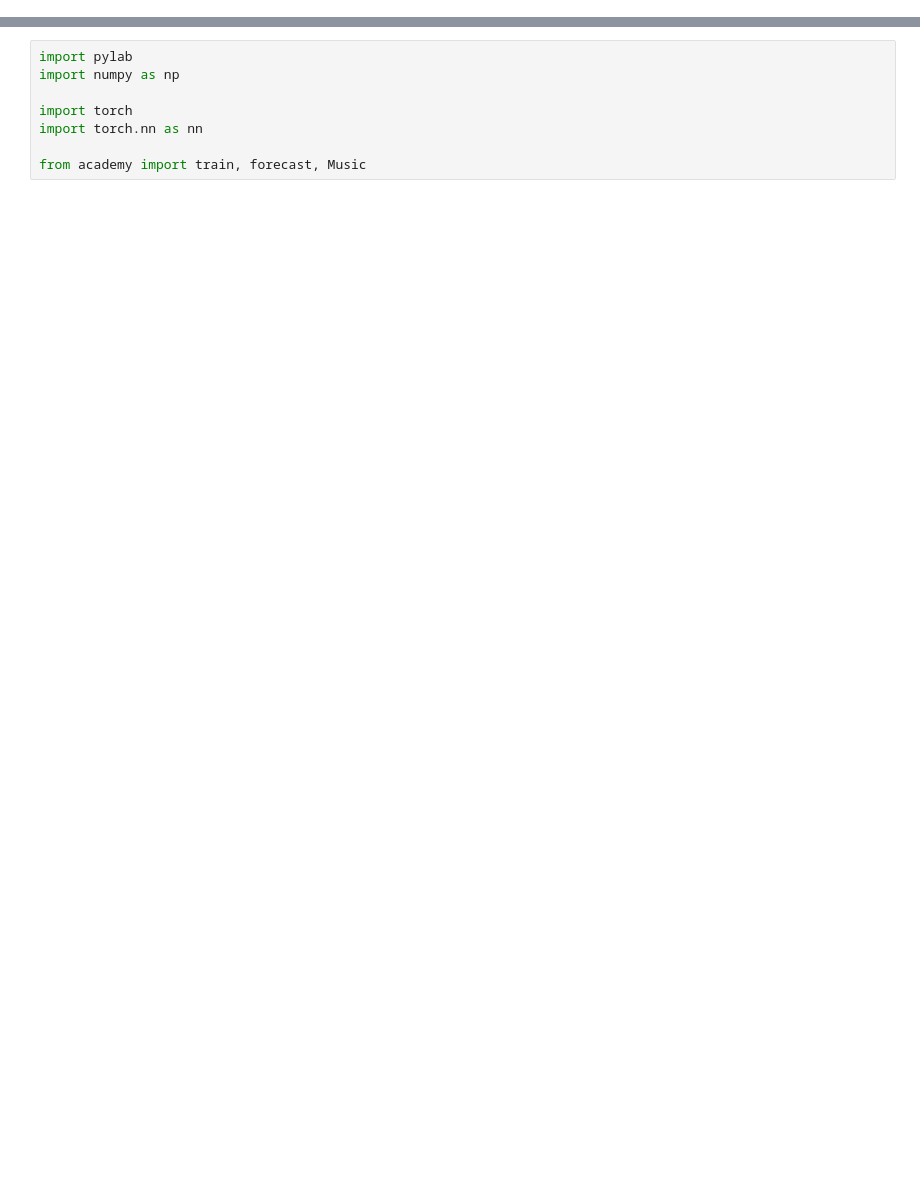
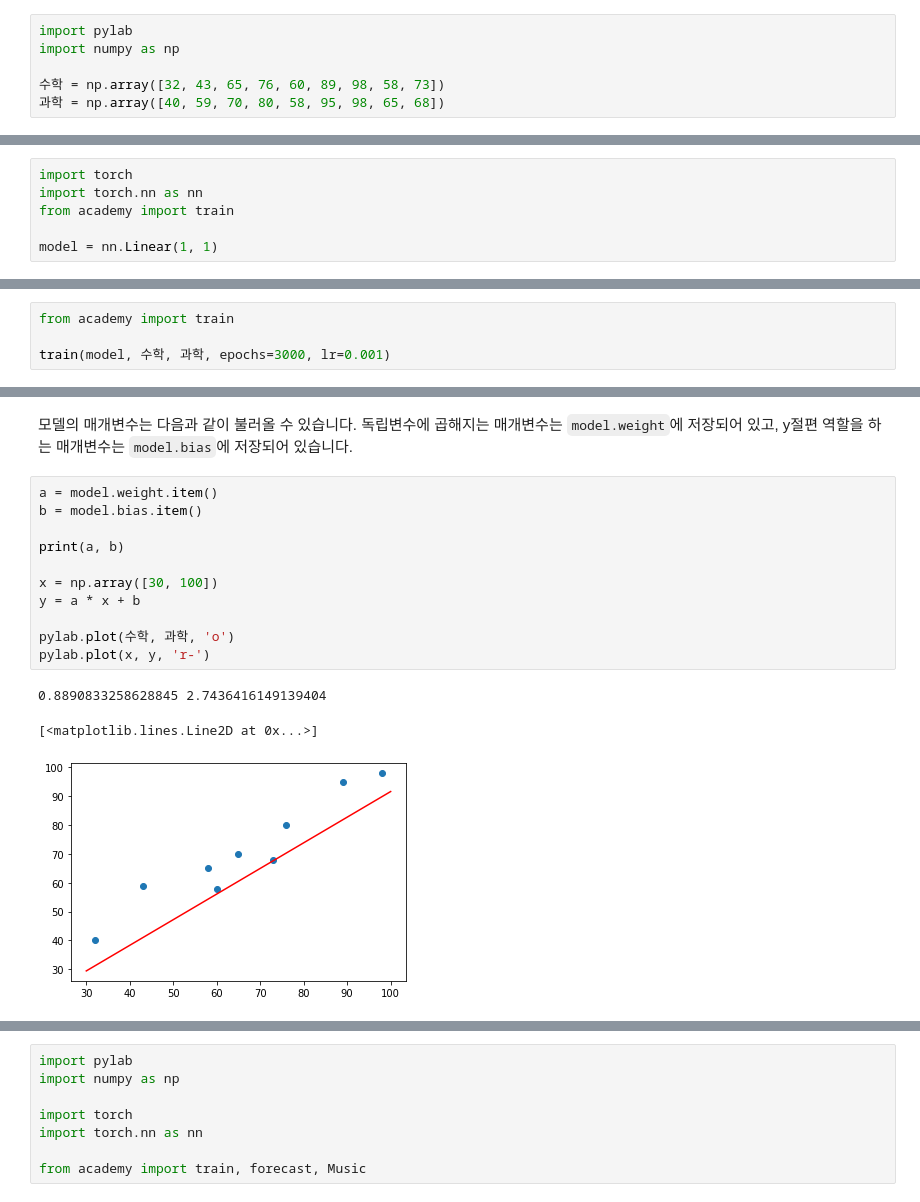
Before and after one commit to postech-minds/math-academy-2th, a Jupyter notebook: 2022-07-21 인공지능 실습.ipynb, the cells around one changed output, grey strips where cells are left out. Cells and saved outputs as stored; diff of their text form; blank space fills up the shorter version.

```diff
--- a/2022-07-21 인공지능 실습.ipynb
+++ b/2022-07-21 인공지능 실습.ipynb
@@ -0,0 +3,6 @@
+# %%
+import pylab
+import numpy as np
+
+수학 = np.array([32, 43, 65, 76, 60, 89, 98, 58, 73])
+과학 = np.array([40, 59, 70, 80, 58, 95, 98, 65, 68])
@@ -0,0 +24,6 @@
+# %%
+import torch
+import torch.nn as nn
+from academy import train
+
+model = nn.Linear(1, 1)
@@ -0,0 +36,4 @@
+# %%
+from academy import train
+
+train(model, 수학, 과학, epochs=3000, lr=0.001)
@@ -0,0 +50,17 @@
+# %% [markdown]
+모델의 매개변수는 다음과 같이 불러올 수 있습니다. 독립변수에 곱해지는 매개변수는 `model.weight`에 저장되어 있고, y절편 역할을 하는 매개변수는 `model.bias`에 저장되어 있습니다.
+# %%
+a = model.weight.item()
+b = model.bias.item()
+
+print(a, b)
+
+x = np.array([30, 100])
+y = a * x + b
+
+pylab.plot(수학, 과학, 'o')
+pylab.plot(x, y, 'r-')
+# %% [output]
+0.8890833258628845 2.7436416149139404
+[<matplotlib.lines.Line2D at 0x...>]
+[figure, added]
```
Also changed, not shown: parts of 76 cells of this notebook, 5 other files.
